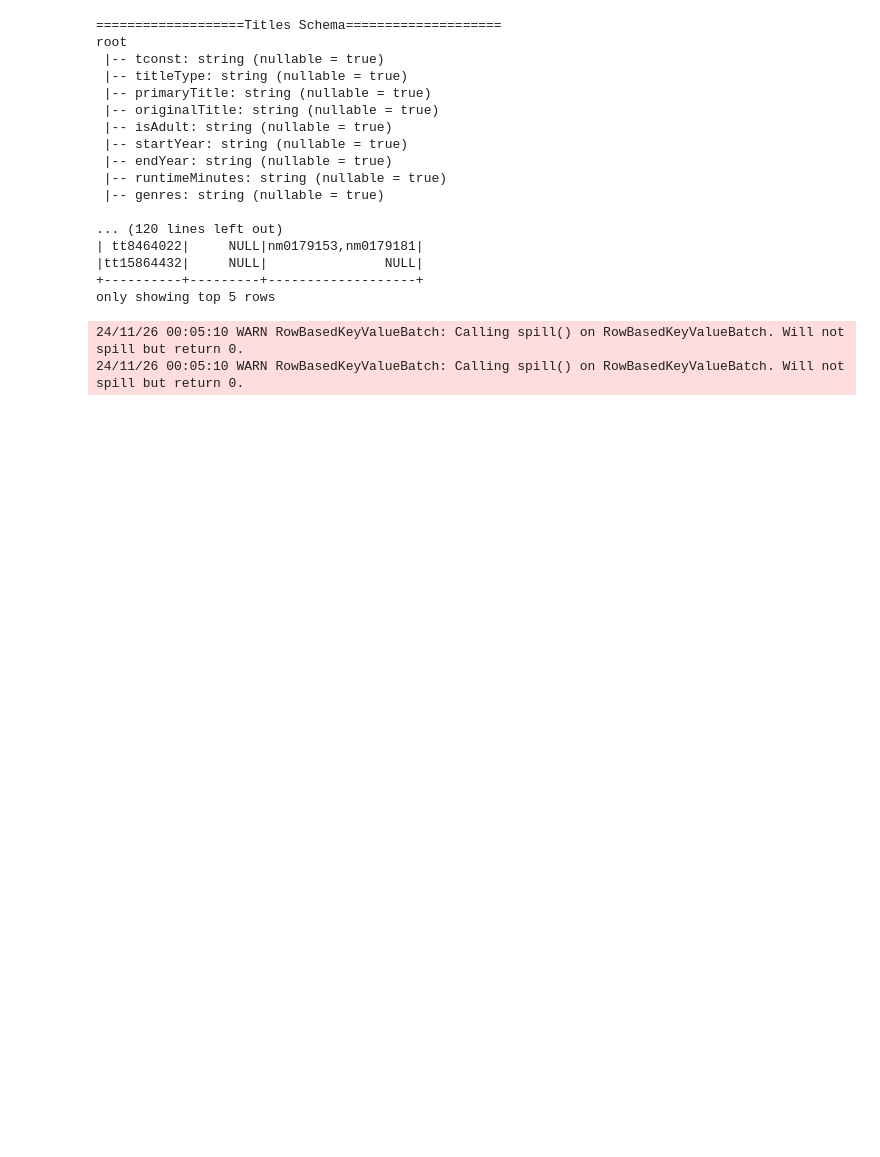
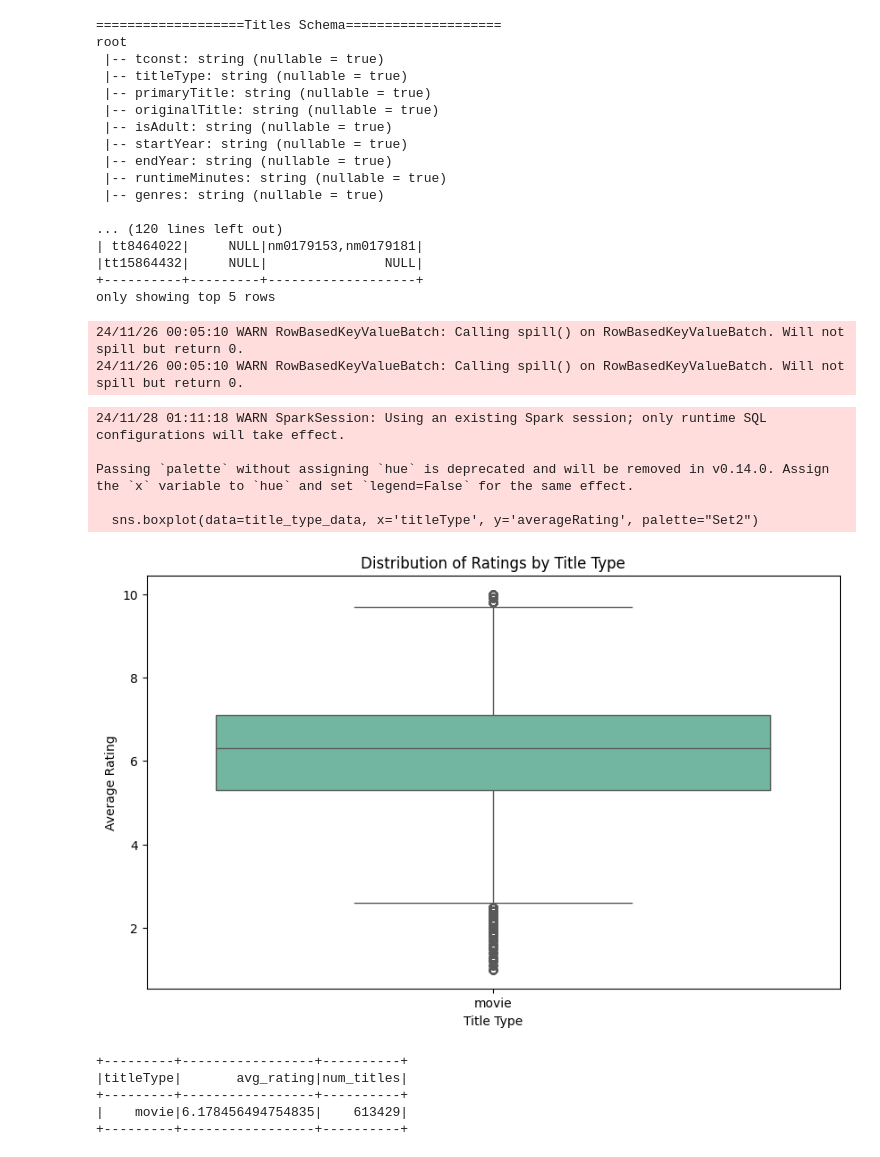
Before and after one commit to duongnguyen291/IMDB_Analytics, a Jupyter notebook: imdb_analytics/notebooks/exploration.ipynb, the cells around one changed output. Cells and saved outputs as stored; diff of their text form; code cells hidden in the pictures; blank space fills up the shorter version.

```diff
--- a/imdb_analytics/notebooks/exploration.ipynb
+++ b/imdb_analytics/notebooks/exploration.ipynb
@@ -1847,8 +1849,9 @@ rating_df = loader.load_ratings()
 names_df = loader.load_names()
 akas_df = loader.load_akas()
 episode_df = loader.load_episodes()
+principals_df = loader.load_principals()
+crew_df = loader.load_crews()
 principal_df = loader.load_principals()
-crew_df = loader.load_crews()
 # %%
 print("===================Titles Schema====================")
 titles_df.printSchema(5)
@@ -1942,0 +1953,15 @@ print("Analysis completed. Plots saved as images.")
+# %%
+# 3. Ratings by title type (movie vs TV series)
+AdvancedUsage.analyze_ratings_by_title_type_usage(titles_df, rating_df, crew_df, principals_df)
+# %% [output]
+24/11/28 01:11:18 WARN SparkSession: Using an existing Spark session; only runtime SQL configurations will take effect.
+
+Passing `palette` without assigning `hue` is deprecated and will be removed in v0.14.0. Assign the `x` variable to `hue` and set `legend=False` for the same effect.
+
+  sns.boxplot(data=title_type_data, x='titleType', y='averageRating', palette="Set2")
+[figure, added]
++---------+-----------------+----------+
+|titleType|       avg_rating|num_titles|
++---------+-----------------+----------+
+|    movie|6.178456494754835|    613429|
++---------+-----------------+----------+
```
Also changed, not shown: parts of 17 cells of this notebook.
